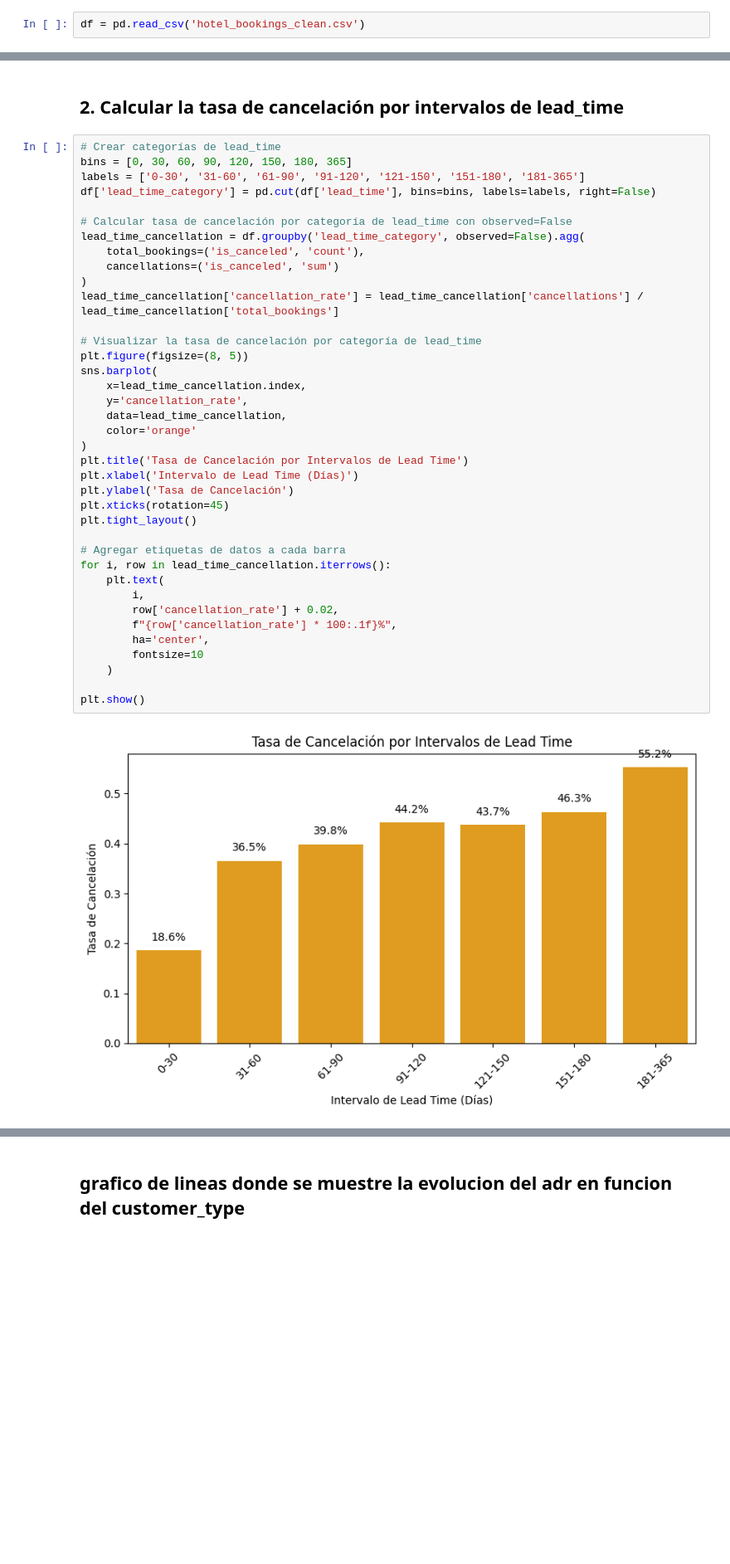
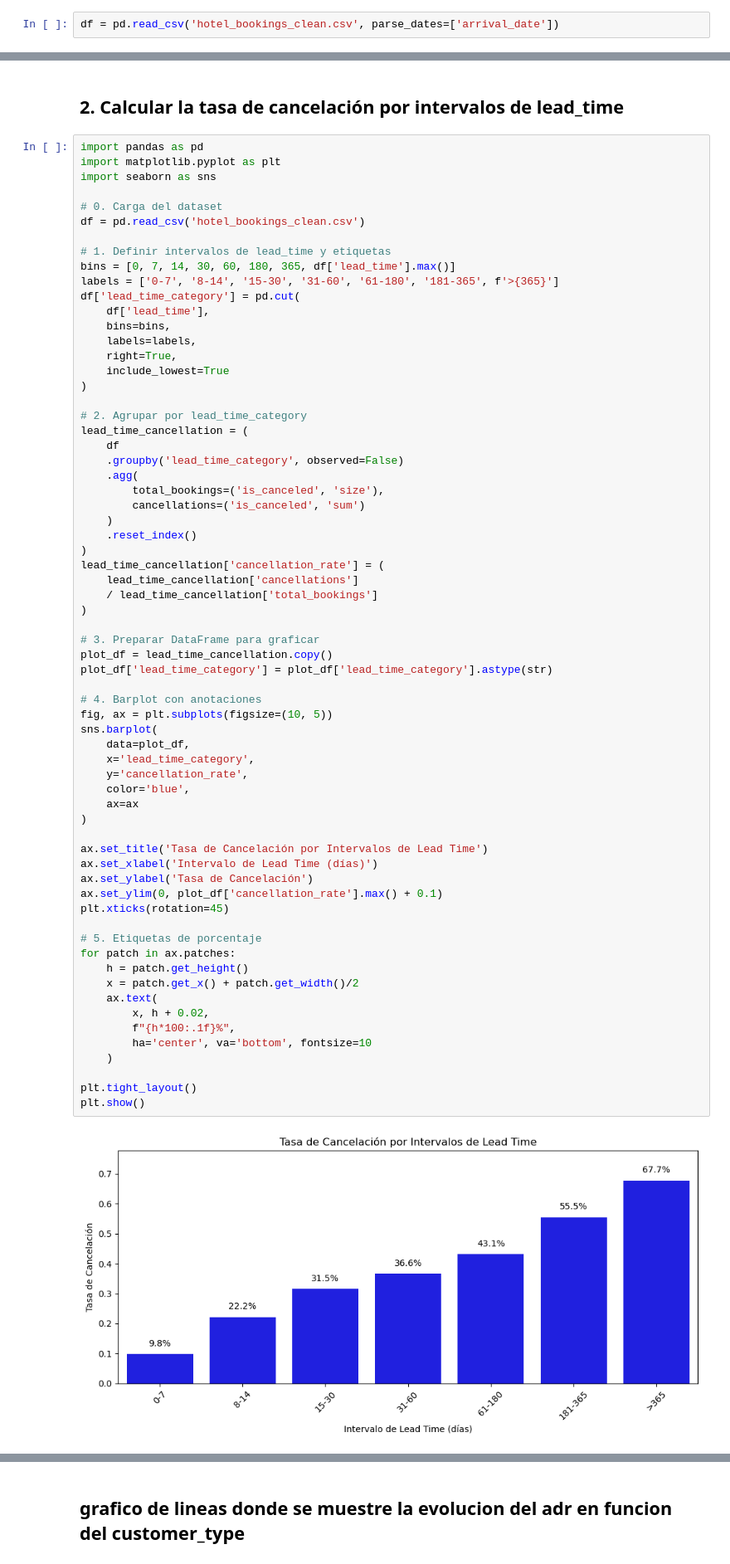
Before and after one commit to GuillermoDuMa/Reboot-Academy-Project-2-Hotel-Bookings, a Jupyter notebook: EDA-guillermo.ipynb, the cells around one changed output, grey strips where cells are left out. Shown at 83% size. Cells and saved outputs as stored; diff of their text form; blank space fills up the shorter version.

```diff
--- a/EDA-guillermo.ipynb
+++ b/EDA-guillermo.ipynb
@@ -7,7 +7,7 @@ import time
 from functools import reduce
 import calendar
 # %%
-df = pd.read_csv('hotel_bookings_clean.csv')
+df = pd.read_csv('hotel_bookings_clean.csv', parse_dates=['arrival_date'])
 # %%
 df.info()
 # %% [output]
@@ -349,43 +358,71 @@ plt.show()
 # %% [markdown]
 ## 2. Calcular la tasa de cancelación por intervalos de lead_time
 # %%
-# Crear categorías de lead_time
-bins = [0, 30, 60, 90, 120, 150, 180, 365]
-labels = ['0-30', '31-60', '61-90', '91-120', '121-150', '151-180', '181-365']
-df['lead_time_category'] = pd.cut(df['lead_time'], bins=bins, labels=labels, right=False)
+import pandas as pd
+import matplotlib.pyplot as plt
+import seaborn as sns
 
-# Calcular tasa de cancelación por categoría de lead_time con observed=False
-lead_time_cancellation = df.groupby('lead_time_category', observed=False).agg(
-    total_bookings=('is_canceled', 'count'),
-    cancellations=('is_canceled', 'sum')
+# 0. Carga del dataset
+df = pd.read_csv('hotel_bookings_clean.csv')
+
+# 1. Definir intervalos de lead_time y etiquetas
+bins = [0, 7, 14, 30, 60, 180, 365, df['lead_time'].max()]
+labels = ['0-7', '8-14', '15-30', '31-60', '61-180', '181-365', f'>{365}']
+df['lead_time_category'] = pd.cut(
+    df['lead_time'],
+    bins=bins,
+    labels=labels,
+    right=True,
+    include_lowest=True
 )
-lead_time_cancellation['cancellation_rate'] = lead_time_cancellation['cancellations'] / lead_time_cancellation['total_bookings']
 
-# Visualizar la tasa de cancelación por categoría de lead_time
-plt.figure(figsize=(8, 5))
+# 2. Agrupar por lead_time_category
+lead_time_cancellation = (
+    df
+    .groupby('lead_time_category', observed=False)
+    .agg(
+        total_bookings=('is_canceled', 'size'),
+        cancellations=('is_canceled', 'sum')
+    )
+    .reset_index()
+)
+lead_time_cancellation['cancellation_rate'] = (
+    lead_time_cancellation['cancellations']
+    / lead_time_cancellation['total_bookings']
+)
+
+# 3. Preparar DataFrame para graficar
+plot_df = lead_time_cancellation.copy()
+plot_df['lead_time_category'] = plot_df['lead_time_category'].astype(str)
+
+# 4. Barplot con anotaciones
+fig, ax = plt.subplots(figsize=(10, 5))
 sns.barplot(
-    x=lead_time_cancellation.index,
+    data=plot_df,
+    x='lead_time_category',
     y='cancellation_rate',
-    data=lead_time_cancellation,
-    color='orange'
+    color='blue',
+    ax=ax
 )
-plt.title('Tasa de Cancelación por Intervalos de Lead Time')
-plt.xlabel('Intervalo de Lead Time (Días)')
-plt.ylabel('Tasa de Cancelación')
+
+ax.set_title('Tasa de Cancelación por Intervalos de Lead Time')
+ax.set_xlabel('Intervalo de Lead Time (días)')
+ax.set_ylabel('Tasa de Cancelación')
+ax.set_ylim(0, plot_df['cancellation_rate'].max() + 0.1)
 plt.xticks(rotation=45)
-plt.tight_layout()
 
-# Agregar etiquetas de datos a cada barra
-for i, row in lead_time_cancellation.iterrows():
-    plt.text(
-        i,
-        row['cancellation_rate'] + 0.02,
-        f"{row['cancellation_rate'] * 100:.1f}%",
-        ha='center',
-        fontsize=10
+# 5. Etiquetas de porcentaje
+for patch in ax.patches:
+    h = patch.get_height()
+    x = patch.get_x() + patch.get_width()/2
+    ax.text(
+        x, h + 0.02,
+        f"{h*100:.1f}%",
+        ha='center', va='bottom', fontsize=10
     )
 
+plt.tight_layout()
 plt.show()
 # %% [output]
-[figure, old version]
+[figure, new version]
 # %% [markdown]
```
Also changed, not shown: parts of 23 cells of this notebook.
